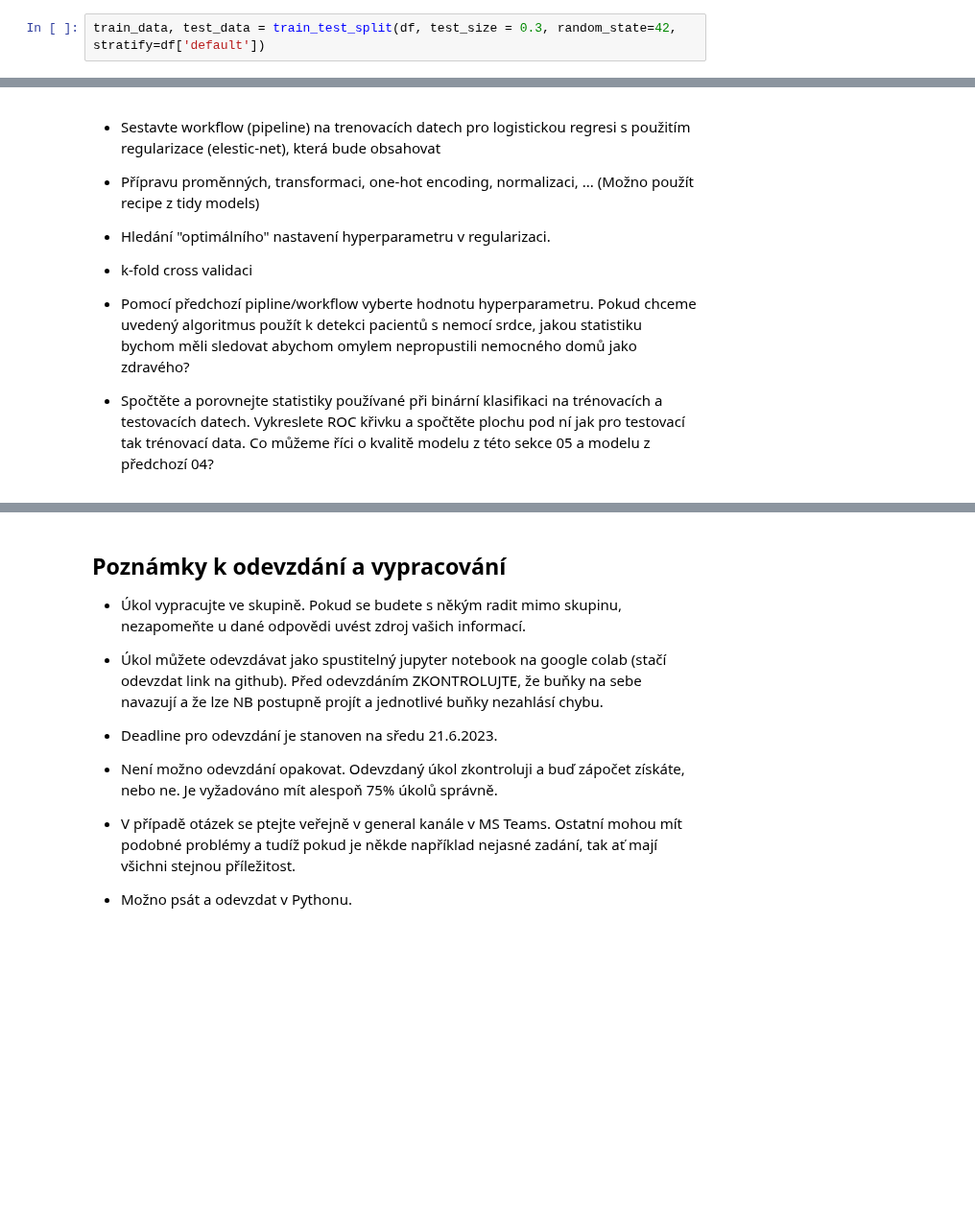
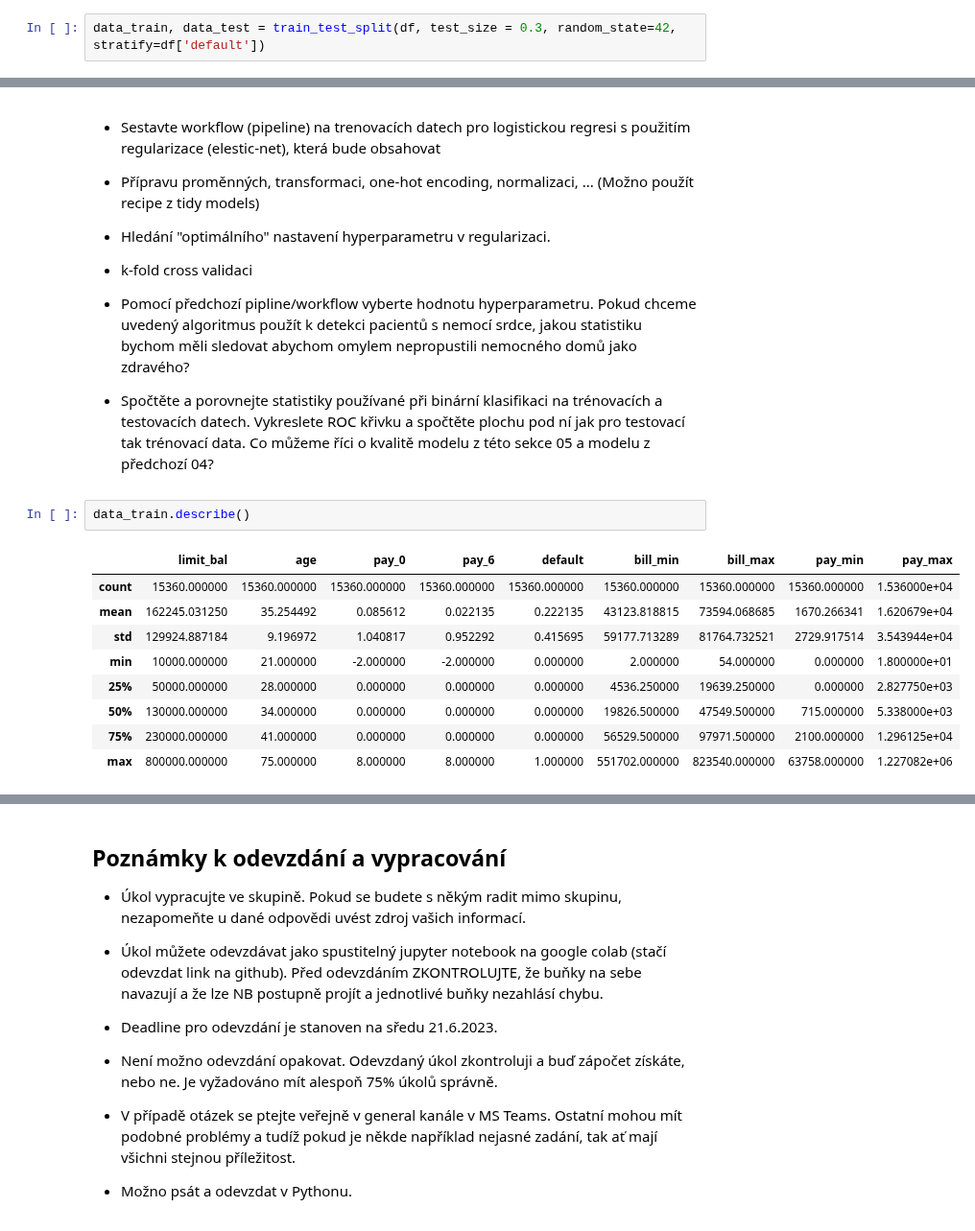
Before and after one commit to aleksejalex/special-octo-engine, a Jupyter notebook: zap/01ZLMA_zapoctova_uloha_2023_MDA.ipynb, the cells around one changed output, grey strips where cells are left out. Shown at 96% size. Cells and saved outputs as stored; diff of their text form; blank space fills up the shorter version.

```diff
--- a/zap/01ZLMA_zapoctova_uloha_2023_MDA.ipynb
+++ b/zap/01ZLMA_zapoctova_uloha_2023_MDA.ipynb
@@ -142,5 +165,5 @@ Requirement already satisfied: threadpoolctl>=2.0.0 in /usr/local/lib/python3.10
 # %%
 from sklearn.model_selection import train_test_split
 # %%
-train_data, test_data = train_test_split(df, test_size = 0.3, random_state=42, stratify=df['default'])
+data_train, data_test = train_test_split(df, test_size = 0.3, random_state=42, stratify=df['default'])
 # %%
@@ -650,3 +687,15 @@ Nápověda krom cvičení, také třeba zde: https://fromthebottomoftheheap.net/
 * Pomocí předchozí pipline/workflow vyberte hodnotu hyperparametru. Pokud chceme uvedený algoritmus použít k detekci pacientů s nemocí srdce, jakou statistiku bychom měli sledovat abychom omylem nepropustili nemocného domů jako zdravého?
 
 * Spočtěte a porovnejte statistiky používané při binární klasifikaci na trénovacích a testovacích datech. Vykreslete ROC křivku a spočtěte plochu pod ní jak pro testovací tak trénovací data. Co můžeme říci o kvalitě modelu z této sekce 05 a modelu z předchozí 04?
+# %%
+data_train.describe()
+# %% [output]
+|  | limit_bal | age | pay_0 | pay_6 | default | bill_min | bill_max | pay_min | pay_max |
+| count | 15360.000000 | 15360.000000 | 15360.000000 | 15360.000000 | 15360.000000 | 15360.000000 | 15360.000000 | 15360.000000 | 1.536000e+04 |
+| mean | 162245.031250 | 35.254492 | 0.085612 | 0.022135 | 0.222135 | 43123.818815 | 73594.068685 | 1670.266341 | 1.620679e+04 |
+| std | 129924.887184 | 9.196972 | 1.040817 | 0.952292 | 0.415695 | 59177.713289 | 81764.732521 | 2729.917514 | 3.543944e+04 |
+| min | 10000.000000 | 21.000000 | -2.000000 | -2.000000 | 0.000000 | 2.000000 | 54.000000 | 0.000000 | 1.800000e+01 |
+| 25% | 50000.000000 | 28.000000 | 0.000000 | 0.000000 | 0.000000 | 4536.250000 | 19639.250000 | 0.000000 | 2.827750e+03 |
+| 50% | 130000.000000 | 34.000000 | 0.000000 | 0.000000 | 0.000000 | 19826.500000 | 47549.500000 | 715.000000 | 5.338000e+03 |
+| 75% | 230000.000000 | 41.000000 | 0.000000 | 0.000000 | 0.000000 | 56529.500000 | 97971.500000 | 2100.000000 | 1.296125e+04 |
+| max | 800000.000000 | 75.000000 | 8.000000 | 8.000000 | 1.000000 | 551702.000000 | 823540.000000 | 63758.000000 | 1.227082e+06 |
```
Also changed, not shown: parts of 20 cells of this notebook.
